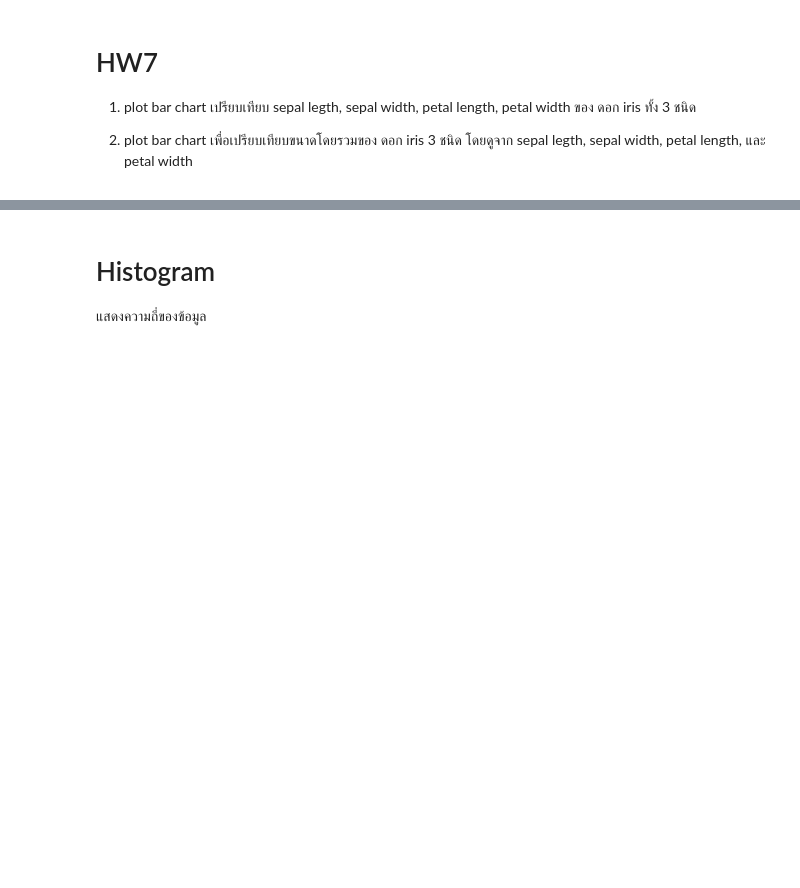
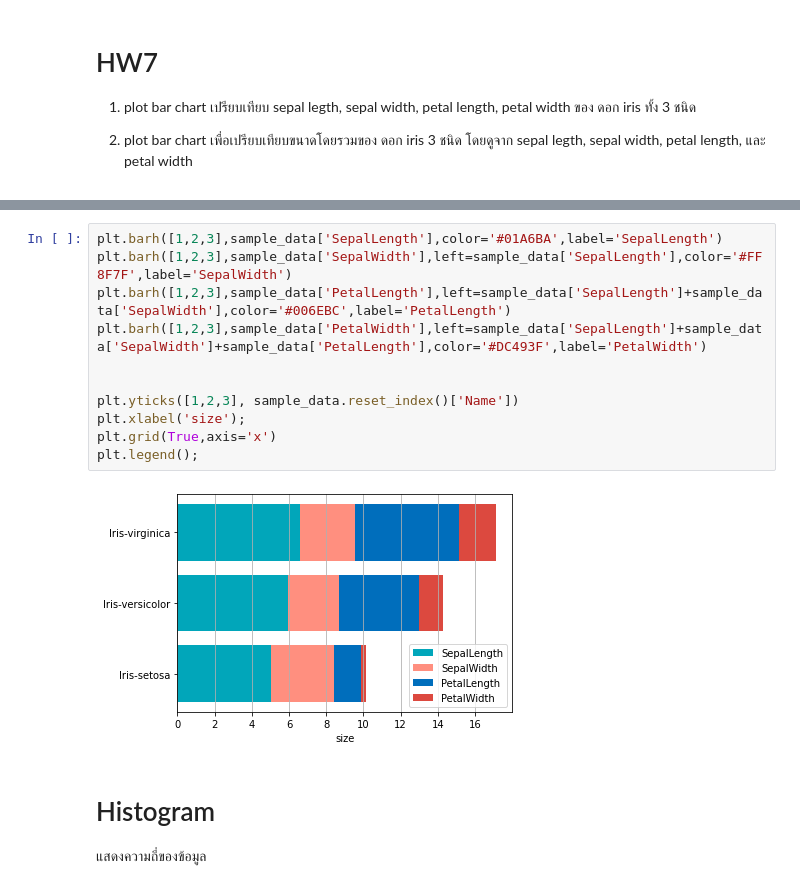
Before and after one commit to Benza1611/data_viz_2022, a Jupyter notebook: DataViz04_Data_Comparison.ipynb, the cells around one changed output, grey strips where cells are left out. Cells and saved outputs as stored; diff of their text form; blank space fills up the shorter version.

```diff
--- a/DataViz04_Data_Comparison.ipynb
+++ b/DataViz04_Data_Comparison.ipynb
@@ -288,3 +299,16 @@ plt.legend();
+# %%
+plt.barh([1,2,3],sample_data['SepalLength'],color='#01A6BA',label='SepalLength')
+plt.barh([1,2,3],sample_data['SepalWidth'],left=sample_data['SepalLength'],color='#FF8F7F',label='SepalWidth')
+plt.barh([1,2,3],sample_data['PetalLength'],left=sample_data['SepalLength']+sample_data['SepalWidth'],color='#006EBC',label='PetalLength')
+plt.barh([1,2,3],sample_data['PetalWidth'],left=sample_data['SepalLength']+sample_data['SepalWidth']+sample_data['PetalLength'],color='#DC493F',label='PetalWidth')
+
+
+plt.yticks([1,2,3], sample_data.reset_index()['Name'])
+plt.xlabel('size');
+plt.grid(True,axis='x')
+plt.legend();
+# %% [output]
+[figure, added]
 # %% [markdown]
 # Histogram
 
```
Also changed, not shown: parts of 1 cell of this notebook.
